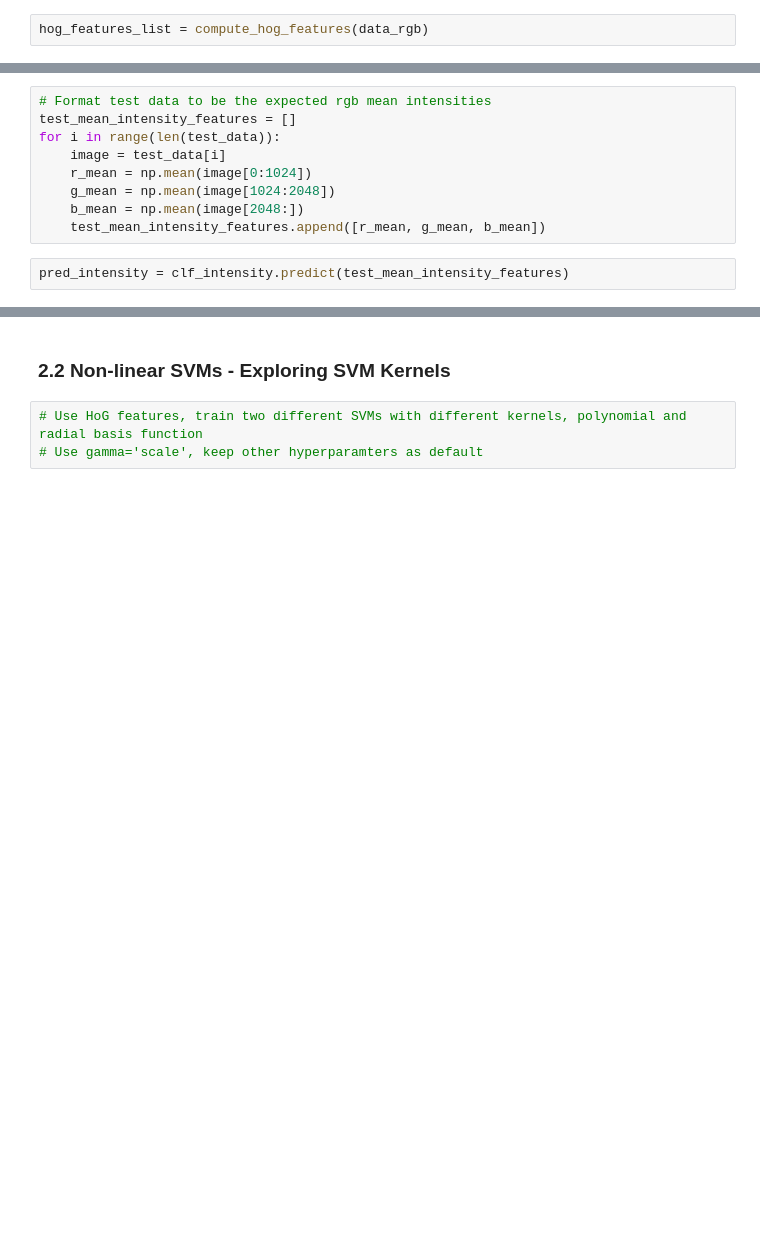
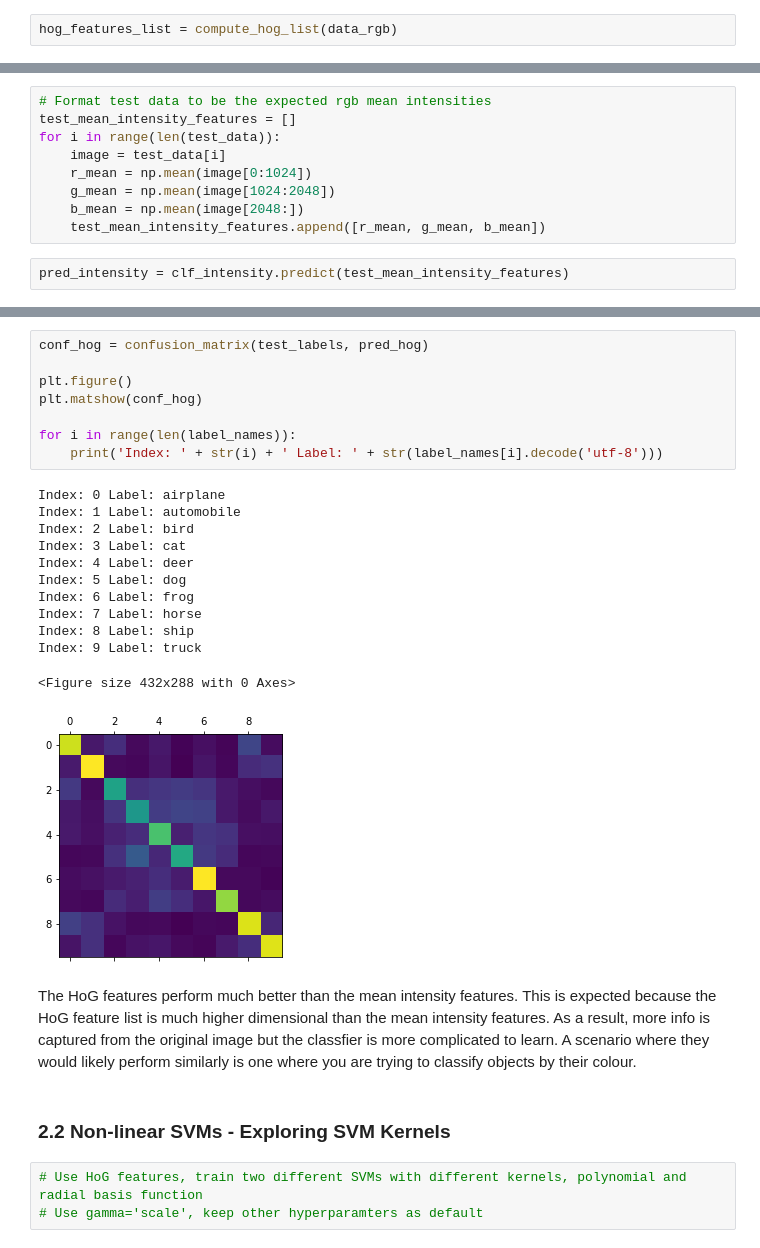
Before and after one commit to Caelan-M/415-A4, a Jupyter notebook: Assignment 4.ipynb, the cells around one changed output, grey strips where cells are left out. Cells and saved outputs as stored; diff of their text form; blank space fills up the shorter version.

```diff
--- a/Assignment 4.ipynb
+++ b/Assignment 4.ipynb
@@ -106,5 +120,5 @@ def compute_hog_features(img_list, cell_size(8, 8), block_size=(2, 2), nbins=9):
 # %%
-hog_features_list = compute_hog_features(data_rgb)
+hog_features_list = compute_hog_list(data_rgb)
 # %% [markdown]
 ### Classifiers
 # %%
@@ -170,3 +205,26 @@ pred_hog = clf_hog.predict(test_data)
+# %%
+conf_hog = confusion_matrix(test_labels, pred_hog)
+
+plt.figure()
+plt.matshow(conf_hog)
+
+for i in range(len(label_names)):
+    print('Index: ' + str(i) + ' Label: ' + str(label_names[i].decode('utf-8')))
+# %% [output]
+Index: 0 Label: airplane
+Index: 1 Label: automobile
+Index: 2 Label: bird
+Index: 3 Label: cat
+Index: 4 Label: deer
+Index: 5 Label: dog
+Index: 6 Label: frog
+Index: 7 Label: horse
+Index: 8 Label: ship
+Index: 9 Label: truck
+<Figure size 432x288 with 0 Axes>
+[figure, added]
+# %% [markdown]
+The HoG features perform much better than the mean intensity features. This is expected because the HoG feature list is much higher dimensional than the mean intensity features. As a result, more info is captured from the original image but the classfier is more complicated to learn. A scenario where they would likely perform similarly is one where you are trying to classify objects by their colour.
 # %% [markdown]
 ### 2.2 Non-linear SVMs - Exploring SVM Kernels
 # %%
```
Also changed, not shown: parts of 106 cells of this notebook, 6 other files.
